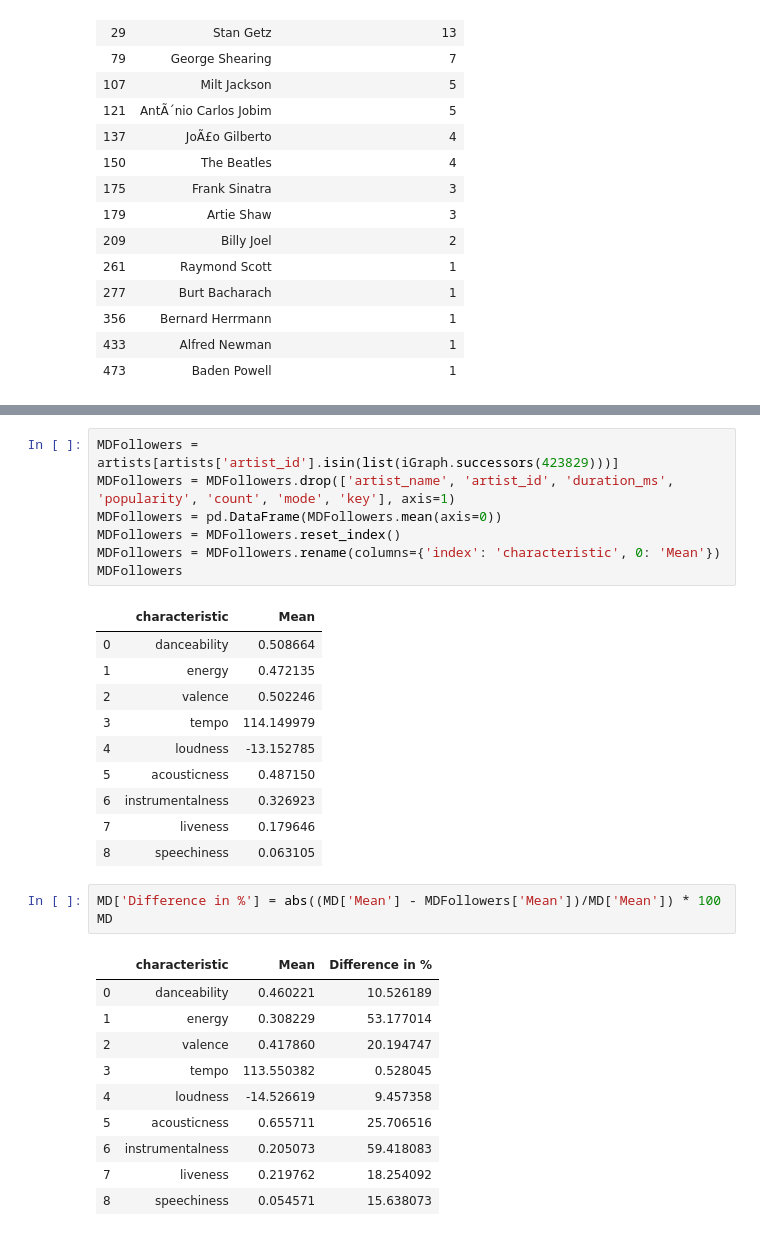
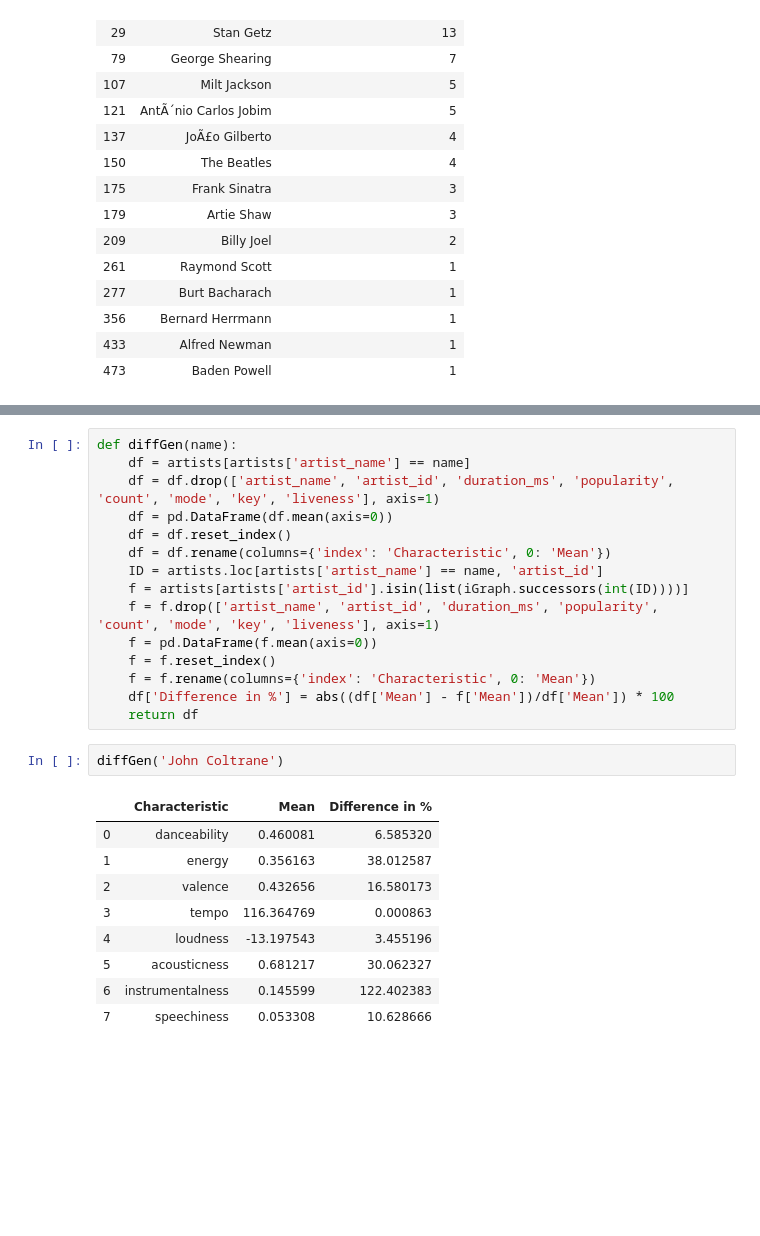
Before and after one commit to Wichaelian/ICM-2021, a Jupyter notebook: 2021_ICM_Problem_D_Data/Problem D.ipynb, the cells around one changed output, grey strips where cells are left out. Drawn from its saved outputs; the diff is of its cells as text; blank space fills up the shorter version.

Commit message:
diffGen

```diff
--- a/2021_ICM_Problem_D_Data/Problem D.ipynb
+++ b/2021_ICM_Problem_D_Data/Problem D.ipynb
@@ -519,32 +501,27 @@ MD
-# %%
-MDFollowers = artists[artists['artist_id'].isin(list(iGraph.successors(423829)))]
-MDFollowers = MDFollowers.drop(['artist_name', 'artist_id', 'duration_ms', 'popularity', 'count', 'mode', 'key'], axis=1)
-MDFollowers = pd.DataFrame(MDFollowers.mean(axis=0))
-MDFollowers = MDFollowers.reset_index()
-MDFollowers = MDFollowers.rename(columns={'index': 'characteristic', 0: 'Mean'})
-MDFollowers
-# %% [output]
-|  | characteristic | Mean |
-| 0 | danceability | 0.508664 |
-| 1 | energy | 0.472135 |
-| 2 | valence | 0.502246 |
-| 3 | tempo | 114.149979 |
-| 4 | loudness | -13.152785 |
-| 5 | acousticness | 0.487150 |
-| 6 | instrumentalness | 0.326923 |
-| 7 | liveness | 0.179646 |
-| 8 | speechiness | 0.063105 |
-# %%
-MD['Difference in %'] = abs((MD['Mean'] - MDFollowers['Mean'])/MD['Mean']) * 100
-MD
-# %% [output]
-|  | characteristic | Mean | Difference in % |
-| 0 | danceability | 0.460221 | 10.526189 |
-| 1 | energy | 0.308229 | 53.177014 |
-| 2 | valence | 0.417860 | 20.194747 |
-| 3 | tempo | 113.550382 | 0.528045 |
-| 4 | loudness | -14.526619 | 9.457358 |
-| 5 | acousticness | 0.655711 | 25.706516 |
-| 6 | instrumentalness | 0.205073 | 59.418083 |
-| 7 | liveness | 0.219762 | 18.254092 |
-| 8 | speechiness | 0.054571 | 15.638073 |
+# %%
+def diffGen(name):
+    df = artists[artists['artist_name'] == name]
+    df = df.drop(['artist_name', 'artist_id', 'duration_ms', 'popularity', 'count', 'mode', 'key', 'liveness'], axis=1)
+    df = pd.DataFrame(df.mean(axis=0))
+    df = df.reset_index()
+    df = df.rename(columns={'index': 'Characteristic', 0: 'Mean'})
+    ID = artists.loc[artists['artist_name'] == name, 'artist_id']
+    f = artists[artists['artist_id'].isin(list(iGraph.successors(int(ID))))]
+    f = f.drop(['artist_name', 'artist_id', 'duration_ms', 'popularity', 'count', 'mode', 'key', 'liveness'], axis=1)
+    f = pd.DataFrame(f.mean(axis=0))
+    f = f.reset_index()
+    f = f.rename(columns={'index': 'Characteristic', 0: 'Mean'})
+    df['Difference in %'] = abs((df['Mean'] - f['Mean'])/df['Mean']) * 100
+    return df
+# %%
+diffGen('John Coltrane')
+# %% [output]
+|  | Characteristic | Mean | Difference in % |
+| 0 | danceability | 0.460081 | 6.585320 |
+| 1 | energy | 0.356163 | 38.012587 |
+| 2 | valence | 0.432656 | 16.580173 |
+| 3 | tempo | 116.364769 | 0.000863 |
+| 4 | loudness | -13.197543 | 3.455196 |
+| 5 | acousticness | 0.681217 | 30.062327 |
+| 6 | instrumentalness | 0.145599 | 122.402383 |
+| 7 | speechiness | 0.053308 | 10.628666 |
```
Also changed, not shown: parts of 2 cells of this notebook.
